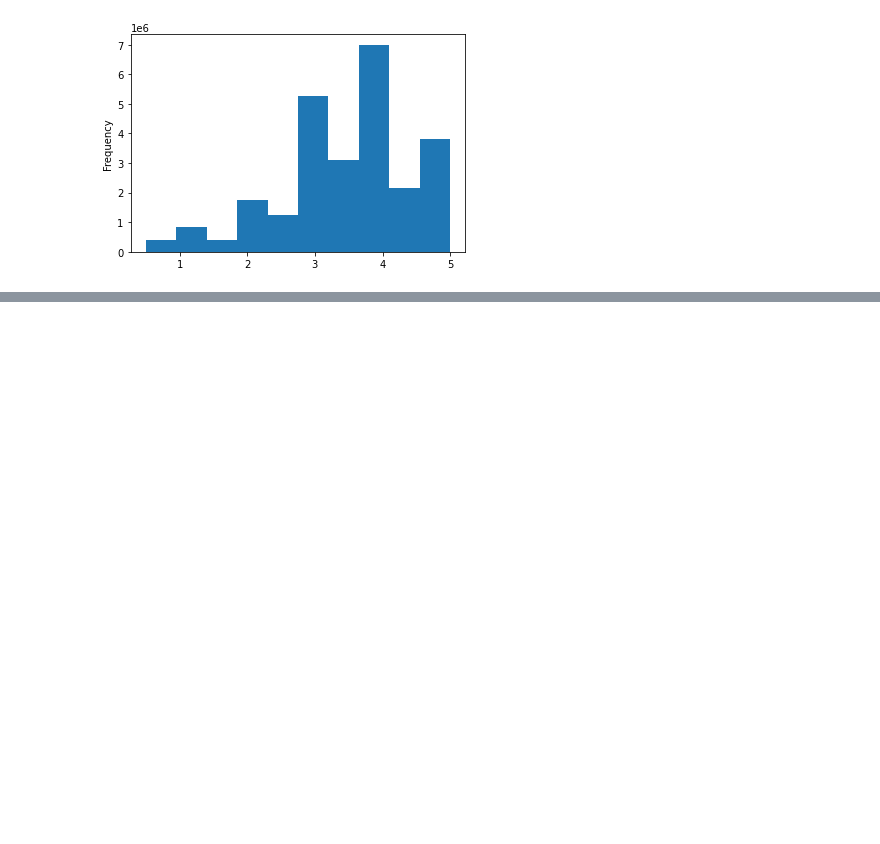
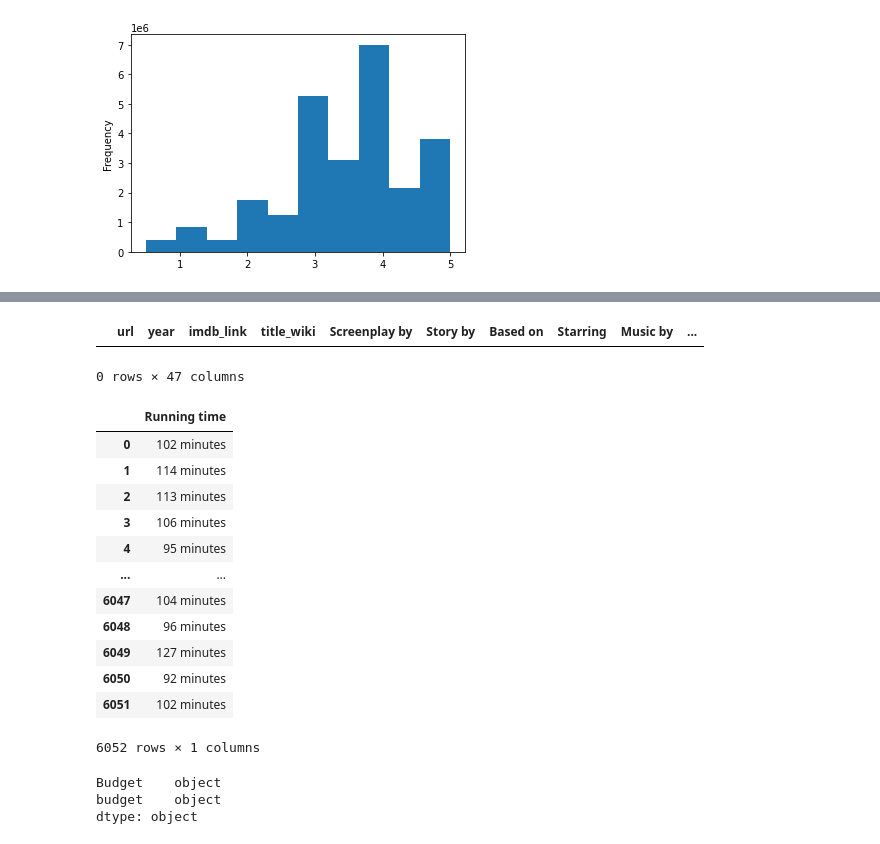
Before and after one commit to eric-spoerner/movies_ETL, a Jupyter notebook: analysis.ipynb, the cells around one changed output, grey strips where cells are left out. Saved outputs shown, nothing was run; the diff lists cells and outputs as text; code cells hidden in the pictures; blank space fills up the shorter version.

```diff
--- a/analysis.ipynb
+++ b/analysis.ipynb
@@ -858,0 +1069,36 @@ Name: rating, dtype: float64
+# %%
+# going with kaggle data based on clarity above.  vetting quality
+movies_df[(movies_df['title_kaggle'] == '') | (movies_df['title_kaggle'].isnull())]
+# %% [output]
+|  | url | year | imdb_link | title_wiki | Screenplay by | Story by | Based on | Starring | Music by | ... |
+0 rows × 47 columns
+# %%
+# eventually: build a scatterplot to determine runtime.
+
+# movies_df.fillna(0).plot(x='Running time', y='runtime', kind='scatter')
+
+
+# error here needs cleanup.  something is a list on running time!!  How did we miss this??
+# movies_df[['Running time', 'runtime']].dtypes
+movies_df[['Running time']]
+# %% [output]
+|  | Running time |
+| 0 | 102 minutes |
+| 1 | 114 minutes |
+| 2 | 113 minutes |
+| 3 | 106 minutes |
+| 4 | 95 minutes |
+| ... | ... |
+| 6047 | 104 minutes |
+| 6048 | 96 minutes |
+| 6049 | 127 minutes |
+| 6050 | 92 minutes |
+| 6051 | 102 minutes |
+6052 rows × 1 columns
+# %%
+# movies_df.fillna(0).plot(x='Budget', y='budget', kind='scatter')
+movies_df[['Budget', 'budget']].dtypes
+# %% [output]
+Budget    object
+budget    object
+dtype: object
```
Also changed, not shown: parts of 24 cells of this notebook.
